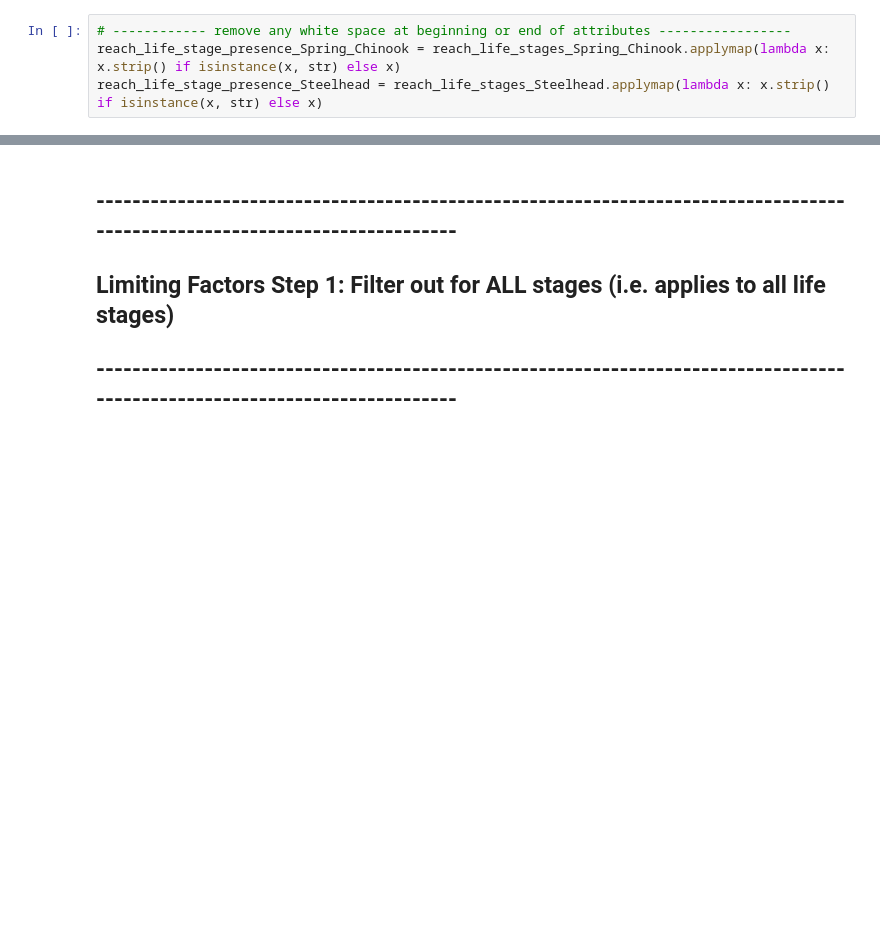
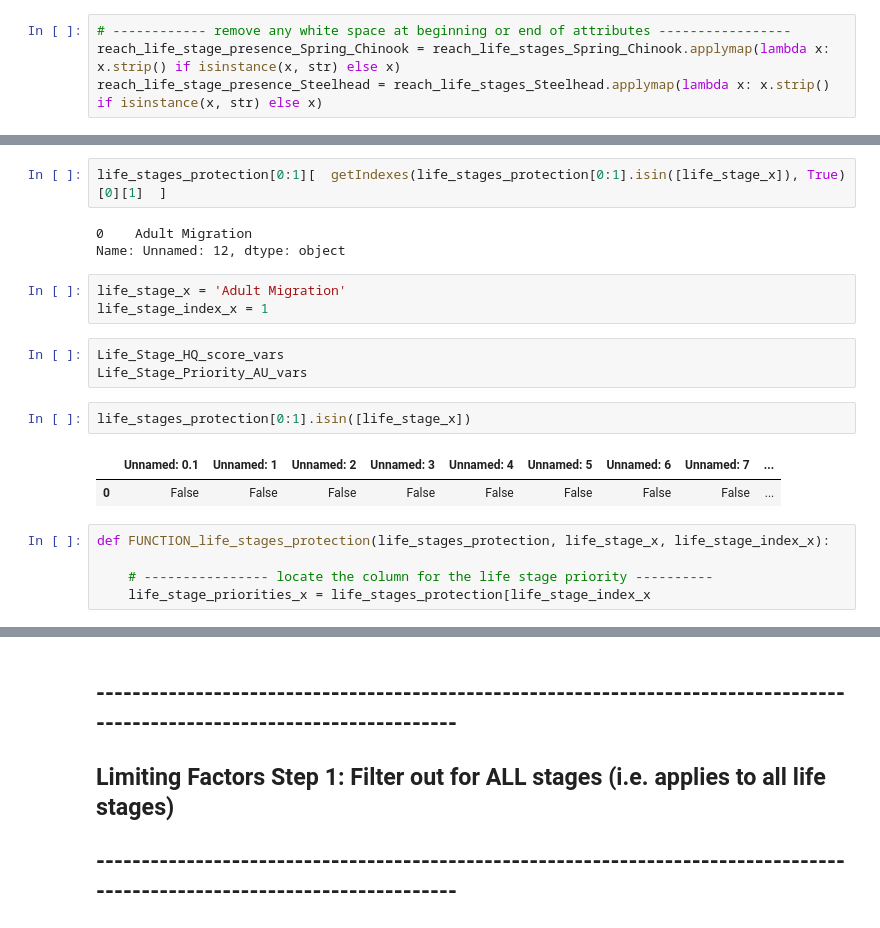
Before and after one commit to Upper-Columbia-Salmon-Recovery-Board/Prioritization_Step2_Data_Tool, a Jupyter notebook: Protection/RTT_Prioritization_PROTECTION_Pathways_Script.ipynb, the cells around one changed output, grey strips where cells are left out. Drawn from its saved outputs; the diff is of its cells as text; blank space fills up the shorter version.

```diff
--- a/Protection/RTT_Prioritization_PROTECTION_Pathways_Script.ipynb
+++ b/Protection/RTT_Prioritization_PROTECTION_Pathways_Script.ipynb
@@ -490,0 +559,21 @@ Steelhead_Life_Stage_Habitat_Attributes = Steelhead_Life_Stage_Habitat_Attribute
+# %%
+life_stages_protection[0:1][  getIndexes(life_stages_protection[0:1].isin([life_stage_x]), True)[0][1]  ]
+# %% [output]
+0    Adult Migration
+Name: Unnamed: 12, dtype: object
+# %%
+life_stage_x = 'Adult Migration'
+life_stage_index_x = 1
+# %%
+Life_Stage_HQ_score_vars
+Life_Stage_Priority_AU_vars
+# %%
+life_stages_protection[0:1].isin([life_stage_x])
+# %% [output]
+|  | Unnamed: 0.1 | Unnamed: 1 | Unnamed: 2 | Unnamed: 3 | Unnamed: 4 | Unnamed: 5 | Unnamed: 6 | Unnamed: 7 | ... |
+| 0 | False | False | False | False | False | False | False | False | ... |
+# %%
+def FUNCTION_life_stages_protection(life_stages_protection, life_stage_x, life_stage_index_x):
+
+    # ---------------- locate the column for the life stage priority ----------
+    life_stage_priorities_x = life_stages_protection[life_stage_index_x
```
Also changed, not shown: parts of 22 cells of this notebook, 2 other files.
